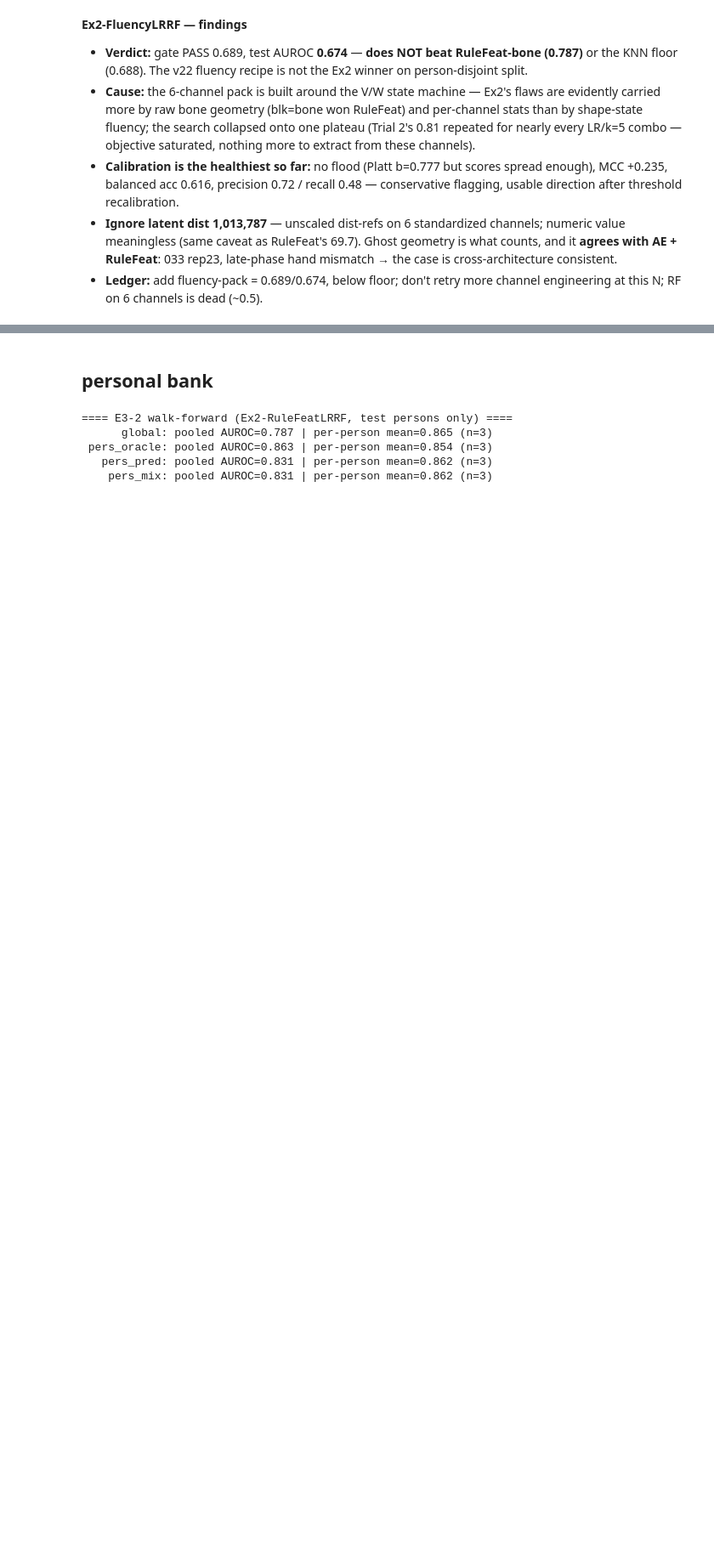
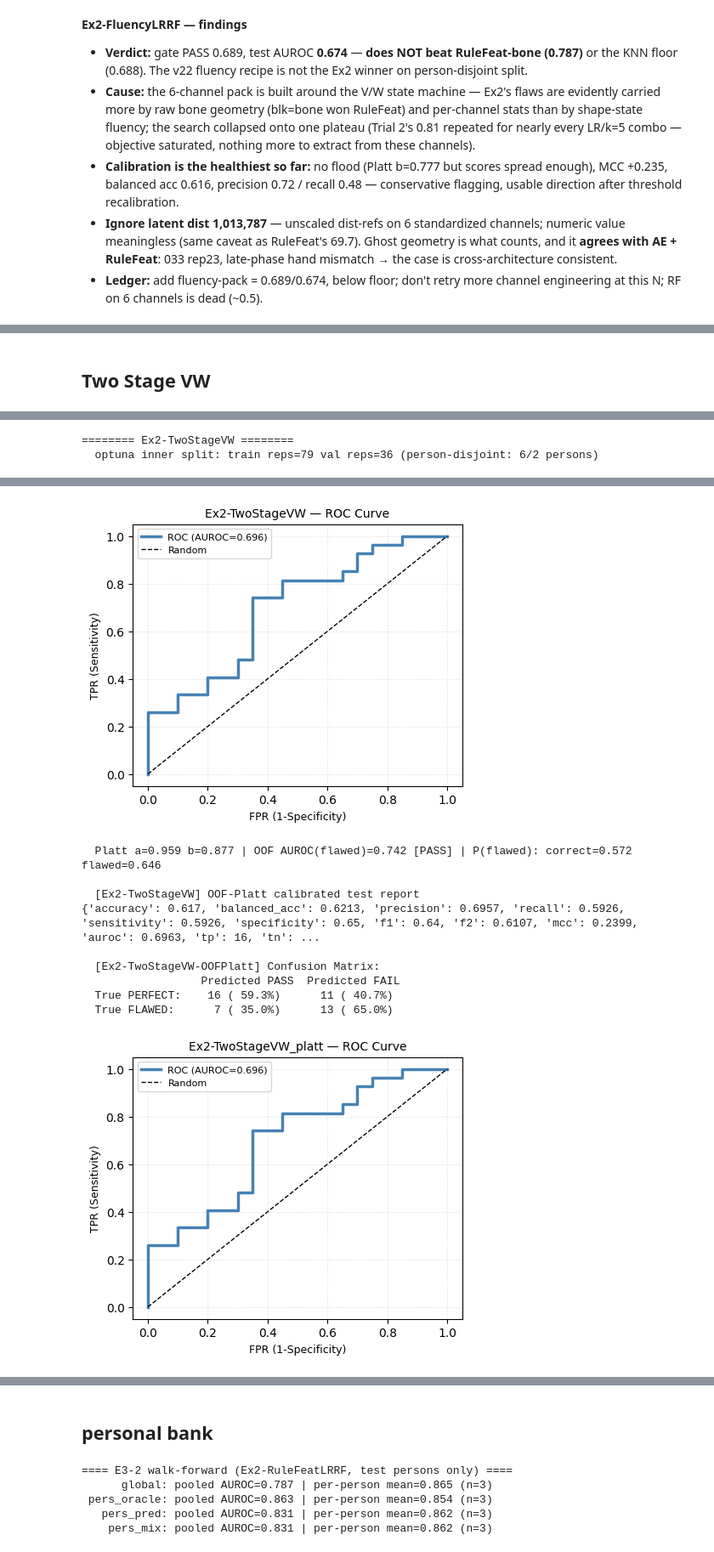
Before and after one commit to waquar003/pose-detection-physiotherapy, a Jupyter notebook: notebooks/model-train-ex2.ipynb, the cells around one changed output, grey strips where cells are left out. Shown at 85% size. Cells and saved outputs as stored; diff of their text form; code cells hidden in the pictures; blank space fills up the shorter version.

```diff
--- a/notebooks/model-train-ex2.ipynb
+++ b/notebooks/model-train-ex2.ipynb
@@ -1231,0 +1445,2 @@ worst test rep: 033 rep23 label=0 p_flawed=0.685
+# %% [markdown]
+## Two Stage VW
@@ -1231,0 +1474,32 @@ worst test rep: 033 rep23 label=0 p_flawed=0.685
+# %%
+class TwoStageShapeSpec(ArchSpec):
+    name = "Ex2-TwoStageVW"
+    supervised = True
+
+    def search_space(self, trial):
+        return dict(
+            head=trial.suggest_categorical("head", ["lr", "hgb", "rf"]),
+            k=trial.suggest_categorical("k", [3, 5]),
+            lr_C=trial.suggest_float("lr_C", 0.05, 20.0, log=True),
+            hgb_lr=trial.suggest_float("hgb_lr", 0.01, 0.3, log=True),
+            hgb_leaf=trial.suggest_categorical("hgb_leaf", [8, 15]),
+            hgb_depth=trial.suggest_categorical("hgb_depth", [3, 5]),
+            hgb_l2=trial.suggest_float("hgb_l2", 1e-3, 10.0, log=True),
+            rf_depth=trial.suggest_categorical("rf_depth", [3, 5]),
+            rf_leaf=trial.suggest_categorical("rf_leaf", [1, 2]),
+            q=trial.suggest_float("q", 50.0, 95.0))
+
+    def pack(self, std_list, rows=None):
+        return np.stack([ex2_flu_channels(t) for t in tpl_stack(rows)]).astype(np.float32)
+
+    def train(self, X, y, params, seed):
+        return TwoStageShapeRef(params).fit(X, y)
+
+    def score(self, model, X, p):
+        return model.scores(np.asarray(X))
+
+    def embed(self, model, rows):
+        return model._features(self.pack(None, rows), drop_self=False)
+# %%
+twostage_bundle = run_experiment(TwoStageShapeSpec(), feat_train, feat_test)
+# %% [output]
@@ -1231,0 +1507,2 @@ worst test rep: 033 rep23 label=0 p_flawed=0.685
+======== Ex2-TwoStageVW ========
+  optuna inner split: train reps=79 val reps=36 (person-disjoint: 6/2 persons)
@@ -1231,0 +1526,11 @@ worst test rep: 033 rep23 label=0 p_flawed=0.685
+[figure, added]
+  Platt a=0.959 b=0.877 | OOF AUROC(flawed)=0.742 [PASS] | P(flawed): correct=0.572 flawed=0.646
+
+  [Ex2-TwoStageVW] OOF-Platt calibrated test report
+{'accuracy': 0.617, 'balanced_acc': 0.6213, 'precision': 0.6957, 'recall': 0.5926, 'sensitivity': 0.5926, 'specificity': 0.65, 'f1': 0.64, 'f2': 0.6107, 'mcc': 0.2399, 'auroc': 0.6963, 'tp': 16, 'tn': ...
+
+  [Ex2-TwoStageVW-OOFPlatt] Confusion Matrix:
+                  Predicted PASS  Predicted FAIL
+  True PERFECT:    16 ( 59.3%)      11 ( 40.7%)
+  True FLAWED:      7 ( 35.0%)      13 ( 65.0%)
+[figure, added]
```
Also changed, not shown: parts of 29 cells of this notebook.
